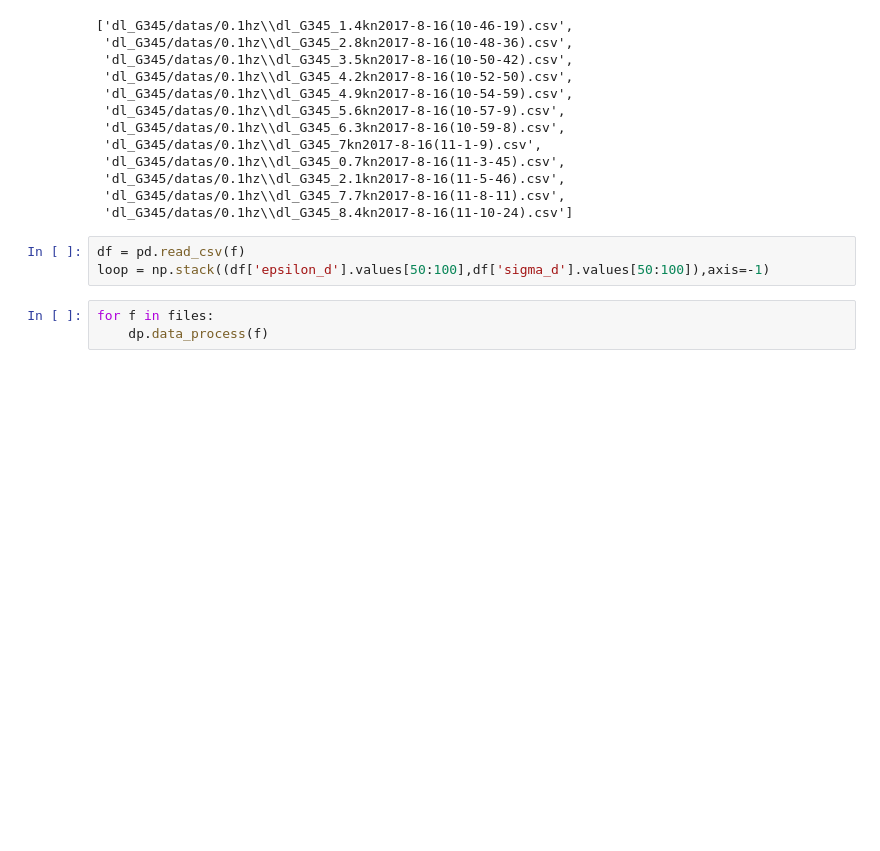
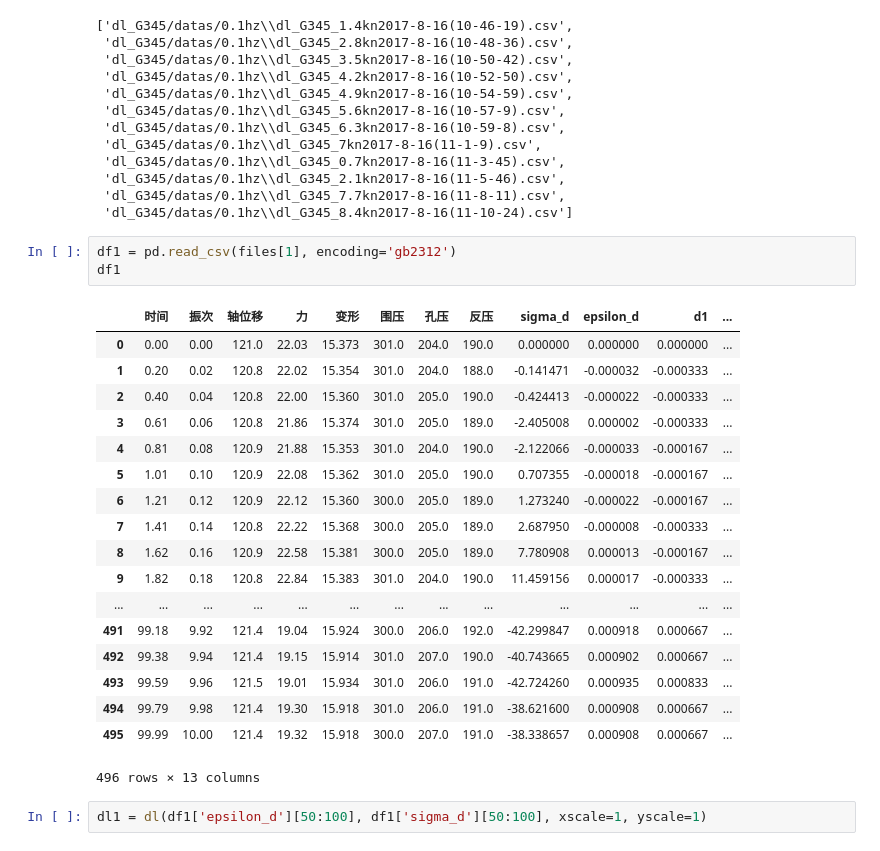
Before and after one commit to FryeT/dongli, a Jupyter notebook: modulus&damping_ratio.ipynb, the cells around one changed output. Drawn from its saved outputs; the diff is of its cells as text; blank space fills up the shorter version.

```diff
--- a/modulus&damping_ratio.ipynb
+++ b/modulus&damping_ratio.ipynb
@@ -25,9 +24,27 @@ files
  'dl_G345/datas/0.1hz\\dl_G345_2.1kn2017-8-16(11-5-46).csv',
  'dl_G345/datas/0.1hz\\dl_G345_7.7kn2017-8-16(11-8-11).csv',
  'dl_G345/datas/0.1hz\\dl_G345_8.4kn2017-8-16(11-10-24).csv']
-# %%
-df = pd.read_csv(f)
-loop = np.stack((df['epsilon_d'].values[50:100],df['sigma_d'].values[50:100]),axis=-1)
-# %%
-for f in files:
-    dp.data_process(f)
+# %%
+df1 = pd.read_csv(files[1], encoding='gb2312')
+df1
+# %% [output]
+|  | 时间 | 振次 | 轴位移 | 力 | 变形 | 围压 | 孔压 | 反压 | sigma_d | epsilon_d | d1 | ... |
+| 0 | 0.00 | 0.00 | 121.0 | 22.03 | 15.373 | 301.0 | 204.0 | 190.0 | 0.000000 | 0.000000 | 0.000000 | ... |
+| 1 | 0.20 | 0.02 | 120.8 | 22.02 | 15.354 | 301.0 | 204.0 | 188.0 | -0.141471 | -0.000032 | -0.000333 | ... |
+| 2 | 0.40 | 0.04 | 120.8 | 22.00 | 15.360 | 301.0 | 205.0 | 190.0 | -0.424413 | -0.000022 | -0.000333 | ... |
+| 3 | 0.61 | 0.06 | 120.8 | 21.86 | 15.374 | 301.0 | 205.0 | 189.0 | -2.405008 | 0.000002 | -0.000333 | ... |
+| 4 | 0.81 | 0.08 | 120.9 | 21.88 | 15.353 | 301.0 | 204.0 | 190.0 | -2.122066 | -0.000033 | -0.000167 | ... |
+| 5 | 1.01 | 0.10 | 120.9 | 22.08 | 15.362 | 301.0 | 205.0 | 190.0 | 0.707355 | -0.000018 | -0.000167 | ... |
+| 6 | 1.21 | 0.12 | 120.9 | 22.12 | 15.360 | 300.0 | 205.0 | 189.0 | 1.273240 | -0.000022 | -0.000167 | ... |
+| 7 | 1.41 | 0.14 | 120.8 | 22.22 | 15.368 | 300.0 | 205.0 | 189.0 | 2.687950 | -0.000008 | -0.000333 | ... |
+| 8 | 1.62 | 0.16 | 120.9 | 22.58 | 15.381 | 300.0 | 205.0 | 189.0 | 7.780908 | 0.000013 | -0.000167 | ... |
+| 9 | 1.82 | 0.18 | 120.8 | 22.84 | 15.383 | 301.0 | 204.0 | 190.0 | 11.459156 | 0.000017 | -0.000333 | ... |
+| ... | ... | ... | ... | ... | ... | ... | ... | ... | ... | ... | ... | ... |
+| 491 | 99.18 | 9.92 | 121.4 | 19.04 | 15.924 | 300.0 | 206.0 | 192.0 | -42.299847 | 0.000918 | 0.000667 | ... |
+| 492 | 99.38 | 9.94 | 121.4 | 19.15 | 15.914 | 301.0 | 207.0 | 190.0 | -40.743665 | 0.000902 | 0.000667 | ... |
+| 493 | 99.59 | 9.96 | 121.5 | 19.01 | 15.934 | 301.0 | 206.0 | 191.0 | -42.724260 | 0.000935 | 0.000833 | ... |
+| 494 | 99.79 | 9.98 | 121.4 | 19.30 | 15.918 | 301.0 | 206.0 | 191.0 | -38.621600 | 0.000908 | 0.000667 | ... |
+| 495 | 99.99 | 10.00 | 121.4 | 19.32 | 15.918 | 300.0 | 207.0 | 191.0 | -38.338657 | 0.000908 | 0.000667 | ... |
+496 rows × 13 columns
+# %%
+dl1 = dl(df1['epsilon_d'][50:100], df1['sigma_d'][50:100], xscale=1, yscale=1)
```
Also changed, not shown: parts of 10 cells of this notebook.
